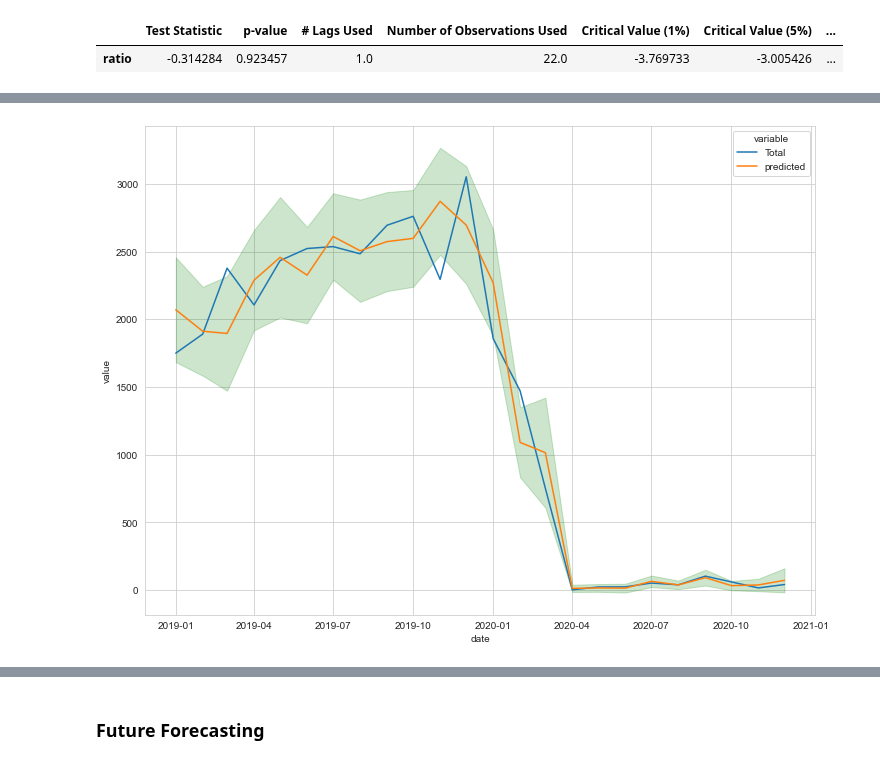
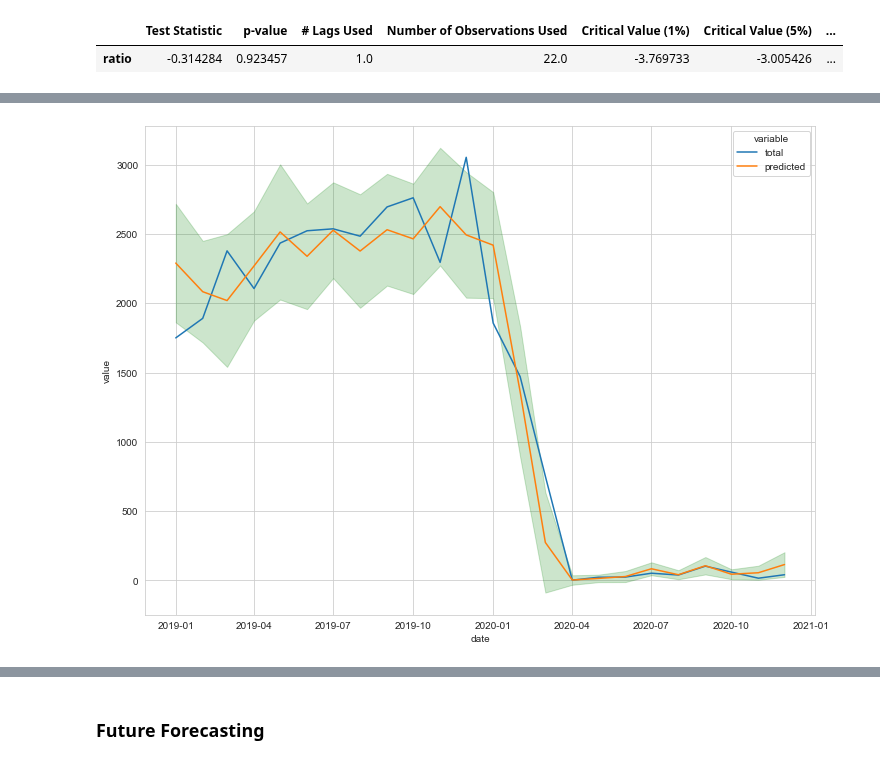
Before and after one commit to worldbank/pacific-observatory, a Jupyter notebook: scripts/notebooks/Tourism/modelling/solomon_islands.ipynb, the cells around one changed output, grey strips where cells are left out. Cells and saved outputs as stored; diff of their text form; code cells hidden in the pictures.

```diff
--- a/scripts/notebooks/Tourism/modelling/solomon_islands.ipynb
+++ b/scripts/notebooks/Tourism/modelling/solomon_islands.ipynb
@@ -634,0 +526,12 @@ array([1750., 1891., 2350., 1652., 2275., 1585., 2539., 1440., 2007.,
+# %%
+varma_pred["mean_method"] = mean_method(varma_pred["total"])
+varma_pred["naive_method"] = naive_method(varma_pred["total"])
+
+varma_eval = pd.DataFrame()
+for col in varma_pred.columns:
+    if "method" in col:
+        method_row = pd.DataFrame(calculate_evaluation(
+            varma_pred["total"], varma_pred[col]), index=[col])
+        varma_eval = pd.concat([varma_eval, method_row], axis=0)
+
+varma_eval
@@ -649,5 +545,6 @@ gt.head(5)
 # %%
-sb_merged["ratio"] = sb_merged["Total"]/sb_merged["Seats_arrivals_intl"]
+sb_merged["ratio"] = sb_merged["total"]/sb_merged["seats_arrivals_intl"]
+sb_merged["quarter"] = sb_merged["date"].dt.quarter
 get_adf_df(sb_merged, ["ratio"])
 # %% [output]
 |  | Test Statistic | p-value | # Lags Used | Number of Observations Used | Critical Value (1%) | Critical Value (5%) | ... |
@@ -671,5 +552,6 @@ temp.head(5)
 # %%
 import statsmodels.formula.api as smf
+temp = sb_merged[["ratio", "covid", "oceania_index", "quarter", "solomon_islands_travel"]]
 res = smf.wls(
     formula="ratio ~ covid * oceania_index + C(quarter) + solomon_islands_travel", data=temp).fit()
 res.summary()
@@ -717,14 +599,14 @@ for col in colnames_mean:
         pass
     else:
         colname = col.replace("mean", "predicted")
-        sb_merged[colname] = sb_merged["Seats_arrivals_intl"] * ratio_stats[col]
+        sb_merged[colname] = sb_merged["seats_arrivals_intl"] * ratio_stats[col]
 # %%
-viz_df = sb_merged[["date", "Total", "predicted"]].melt(id_vars="date")
+viz_df = sb_merged[["date", "total", "predicted"]].melt(id_vars="date")
 
 fig, ax = plt.subplots(figsize=(12, 9))
 sns.lineplot(data=viz_df, x="date", y="value", hue="variable")
 ax.fill_between(data=sb_merged, x="date", y1="predicted_ci_lower",
                 y2="predicted_ci_upper", alpha=0.2, color="green")
 plt.show()
 # %% [output]
-[figure, old version]
+[figure, new version]
```
Also changed, not shown: parts of 35 cells of this notebook, 6 other files.
